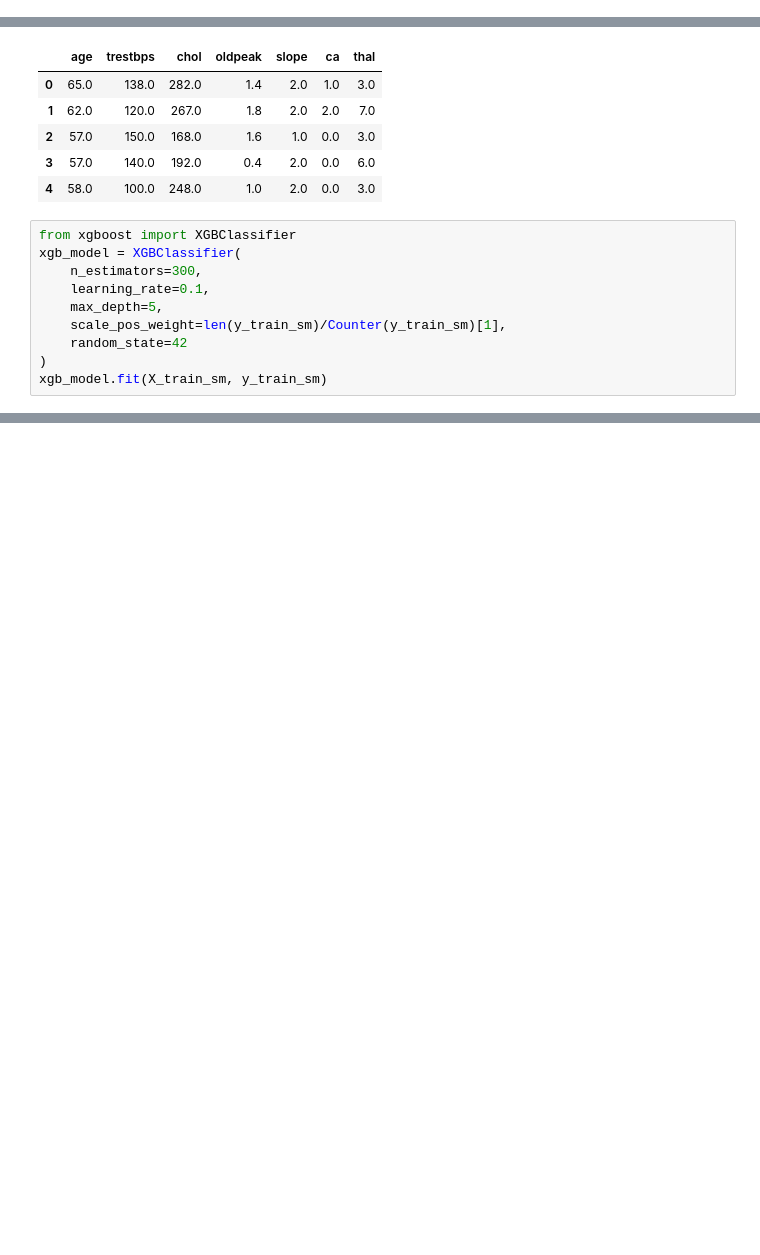
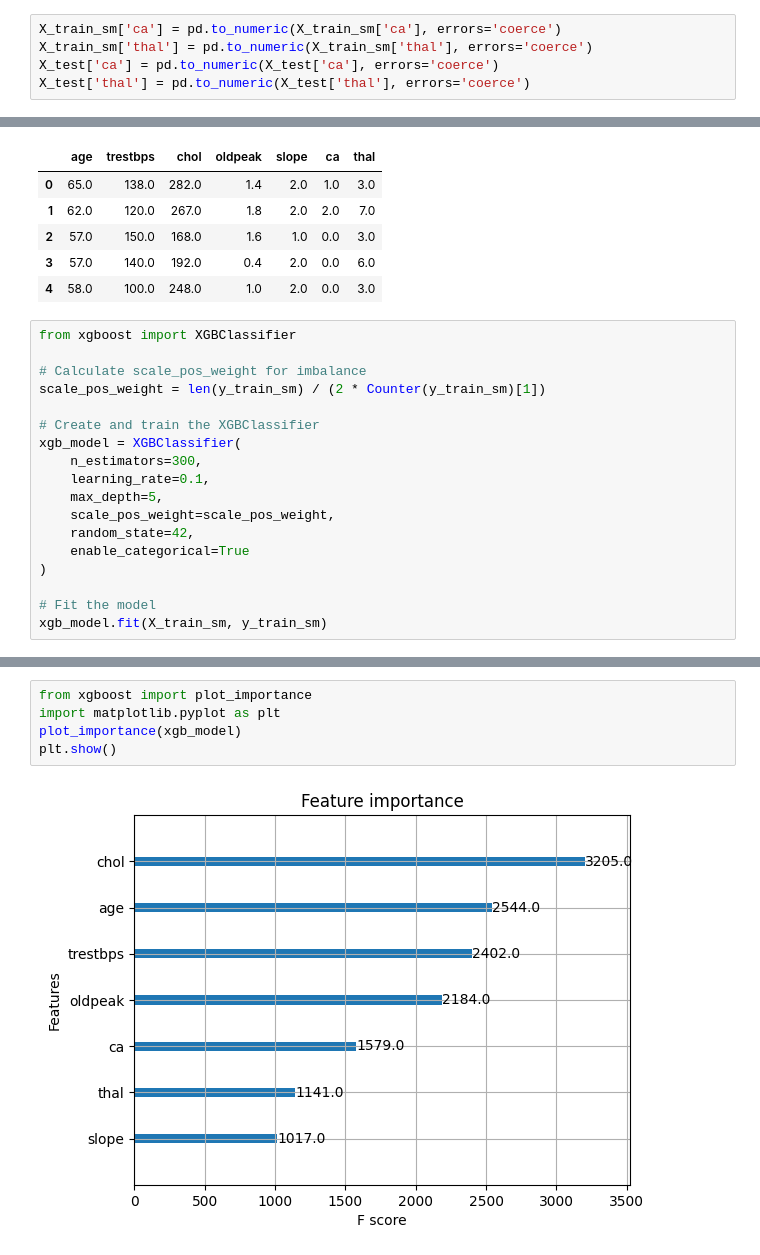
Before and after one commit to gautumsvp7/heart-attack-prediction, a Jupyter notebook: ml_model_1.ipynb, the cells around one changed output, grey strips where cells are left out. Saved outputs shown, nothing was run; the diff lists cells and outputs as text; blank space fills up the shorter version.

Commit message:
Tried multiple models

```diff
--- a/ml_model_1.ipynb
+++ b/ml_model_1.ipynb
@@ -570,6 +570,11 @@ thal        0.120012
 dtype: float64
 # %% [markdown]
 # Testing XGB
+# %%
+X_train_sm['ca'] = pd.to_numeric(X_train_sm['ca'], errors='coerce')
+X_train_sm['thal'] = pd.to_numeric(X_train_sm['thal'], errors='coerce')
+X_test['ca'] = pd.to_numeric(X_test['ca'], errors='coerce')
+X_test['thal'] = pd.to_numeric(X_test['thal'], errors='coerce')
 # %%
 X_train_sm.head()
 # %% [output]
@@ -581,12 +586,20 @@ X_train_sm.head()
 | 4 | 58.0 | 100.0 | 248.0 | 1.0 | 2.0 | 0.0 | 3.0 |
 # %%
 from xgboost import XGBClassifier
+
+# Calculate scale_pos_weight for imbalance
+scale_pos_weight = len(y_train_sm) / (2 * Counter(y_train_sm)[1])
+
+# Create and train the XGBClassifier
 xgb_model = XGBClassifier(
     n_estimators=300,
     learning_rate=0.1,
     max_depth=5,
-    scale_pos_weight=len(y_train_sm)/Counter(y_train_sm)[1],
-    random_state=42
+    scale_pos_weight=scale_pos_weight,
+    random_state=42,
+    enable_categorical=True
 )
+
+# Fit the model
 xgb_model.fit(X_train_sm, y_train_sm)
 # %% [output]
@@ -593,0 +682,7 @@ ValueError: DataFrame.dtypes for data must be int, float, bool or category. When
+# %%
+from xgboost import plot_importance
+import matplotlib.pyplot as plt
+plot_importance(xgb_model)
+plt.show()
+# %% [output]
+[figure, added]
```
Also changed, not shown: parts of 22 cells of this notebook.
